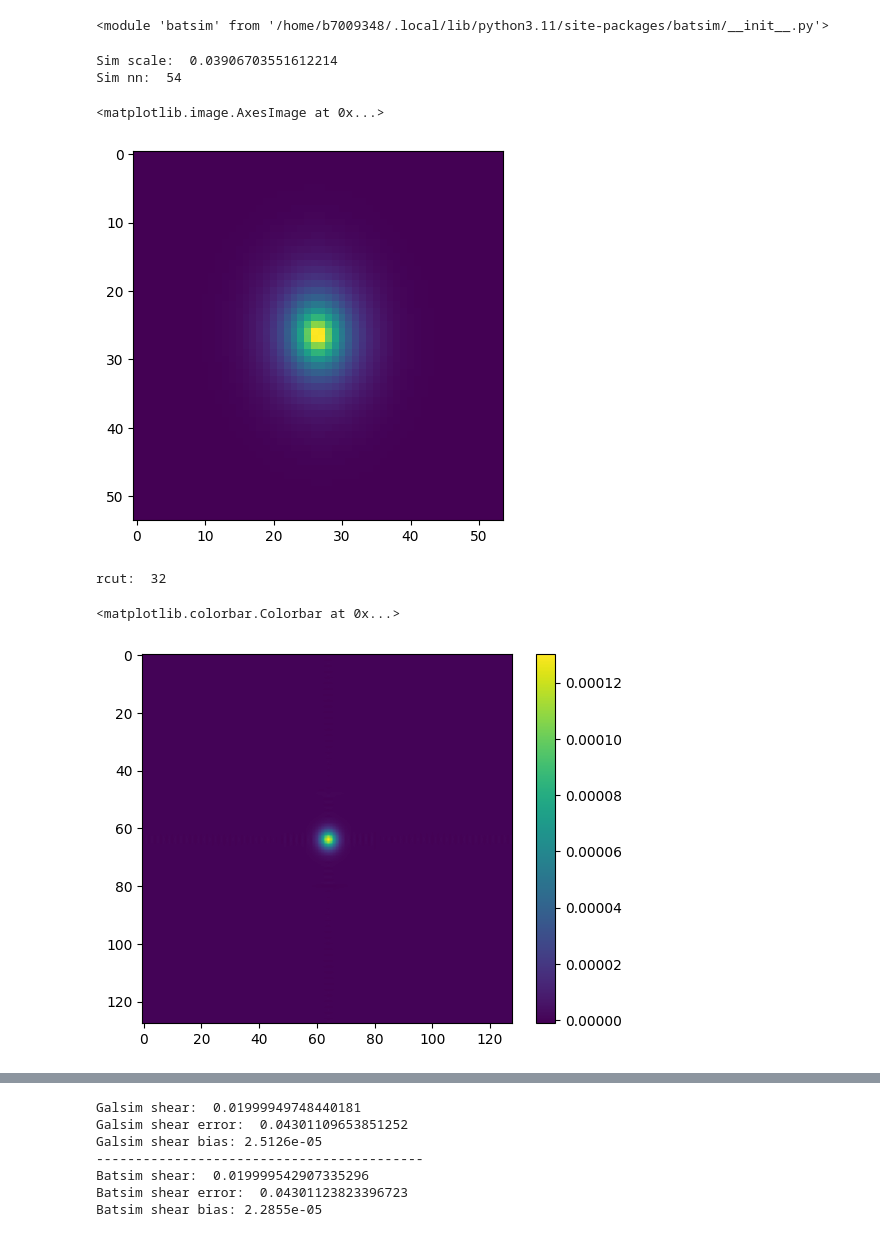
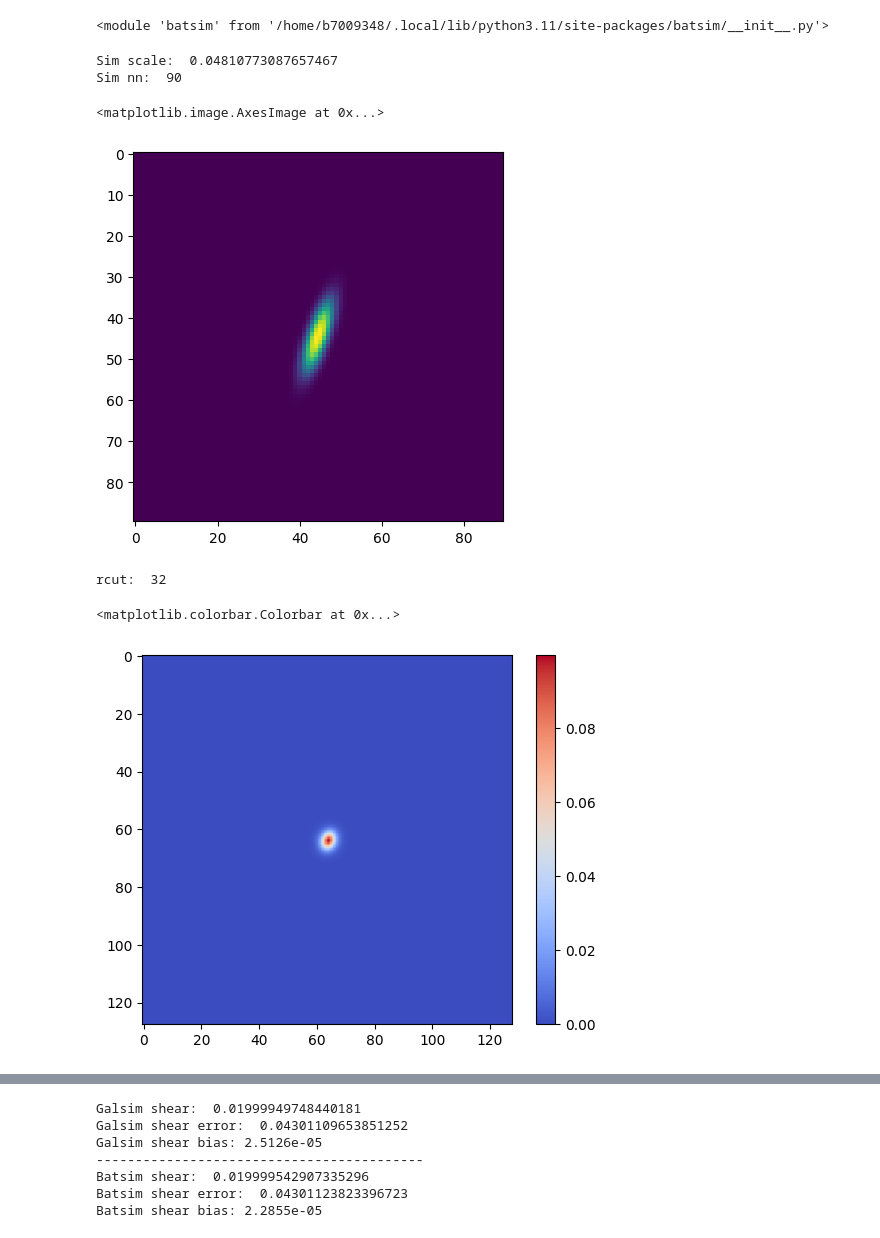
Before and after one commit to CMacM/FPFS-project, a Jupyter notebook: batsim_shear_measurement.ipynb, the cells around one changed output, grey strips where cells are left out. Drawn from its saved outputs; the diff is of its cells as text; code cells hidden in the pictures.

Commit message:
Updated testing for moment - scale relations

```diff
--- a/batsim_shear_measurement.ipynb
+++ b/batsim_shear_measurement.ipynb
@@ -18,11 +18,12 @@ reload(batsim)
 cosmos_cat = galsim.COSMOSCatalog()
 
 # create a galaxy
-rng = galsim.BaseDeviate(9)
+rng = galsim.BaseDeviate(90)
 randind = cosmos_cat.selectRandomIndex(rng=rng)
 rec = cosmos_cat.getParametricRecord(index=randind)
 
 gal = cosmos_cat.makeGalaxy(index=randind, gal_type='parametric')
+gal.withFlux(100)
 
 # get simulation pixel scale and number
 sim_scale = gal.nyquist_scale
@@ -30,13 +31,13 @@ sim_nn = gal.getGoodImageSize(sim_scale)
 print("Sim scale: ", sim_scale)
 print("Sim nn: ", sim_nn)
 # %% [output]
-Sim scale:  0.03906703551612214
-Sim nn:  54
+Sim scale:  0.04810773087657467
+Sim nn:  90
 # %%
 plt.imshow(gal.drawImage(nx=sim_nn, ny=sim_nn, scale=sim_scale).array)
 # %% [output]
 <matplotlib.image.AxesImage at 0x...>
-[figure, old version]
+[figure, new version]
 # %%
 # rotate and cancel shape noise
 nrot = 4
@@ -93,16 +94,16 @@ for obj in tqdm(rotated_gals):
         pix_scale=scale,
         gal_obj=obj,
         transform_obj=lens,
-        psf_obj=TotPSF
+        psf_obj=TotPSF,
+        draw_method='auto'
     )
 
     batsim_arrs.append(bat_img)
 # %% [output]
 rcut:  32
 # %%
-plt.imshow((batsim_arrs[0]-galsim_arrs[0]))
+plt.imshow(galsim_arrs[0], cmap='coolwarm')
 plt.colorbar()
-#np.testing.assert_array_almost_equal(batsim_arrs[0], galsim_arrs[0])
 # %% [output]
 <matplotlib.colorbar.Colorbar at 0x...>
-[figure, old version]
+[figure, new version]
```
Also changed, not shown: parts of 2 cells of this notebook, 14 other files.
